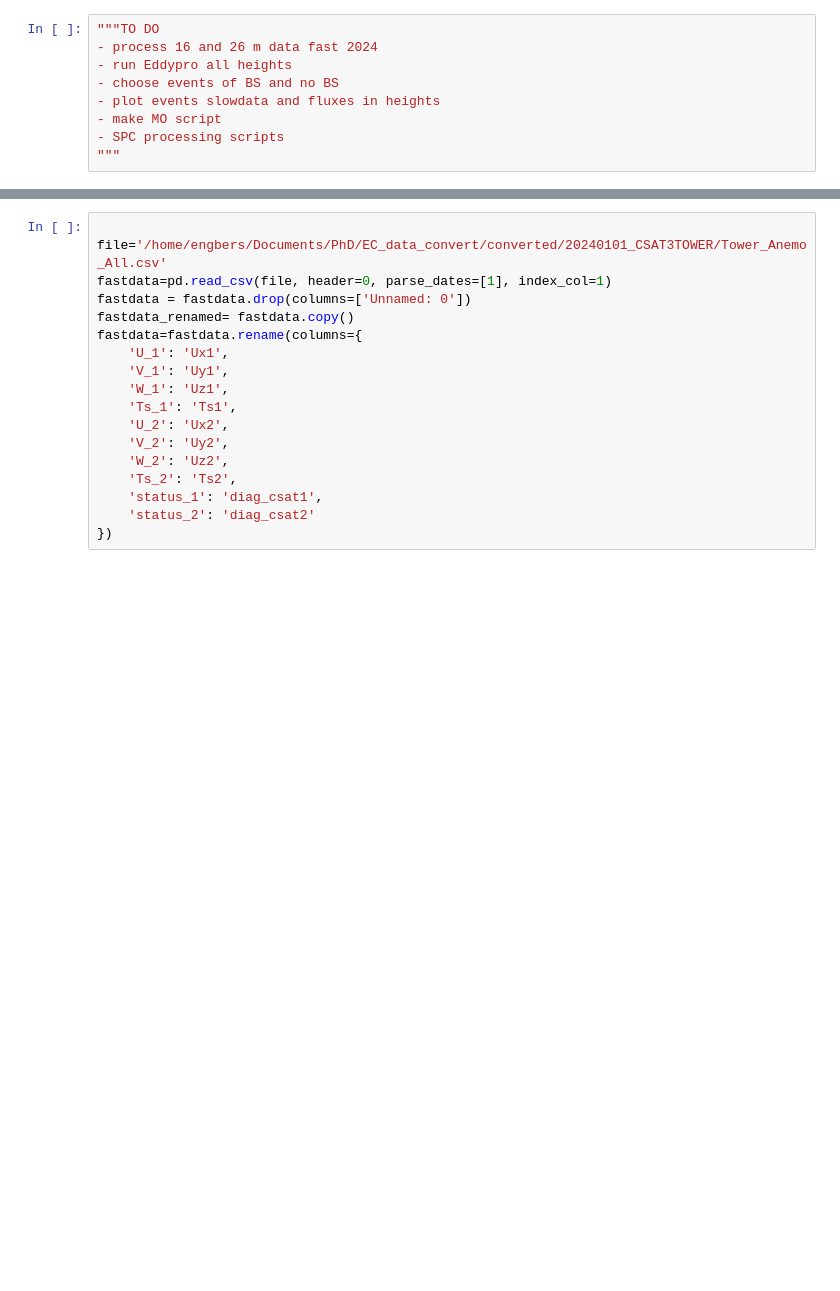
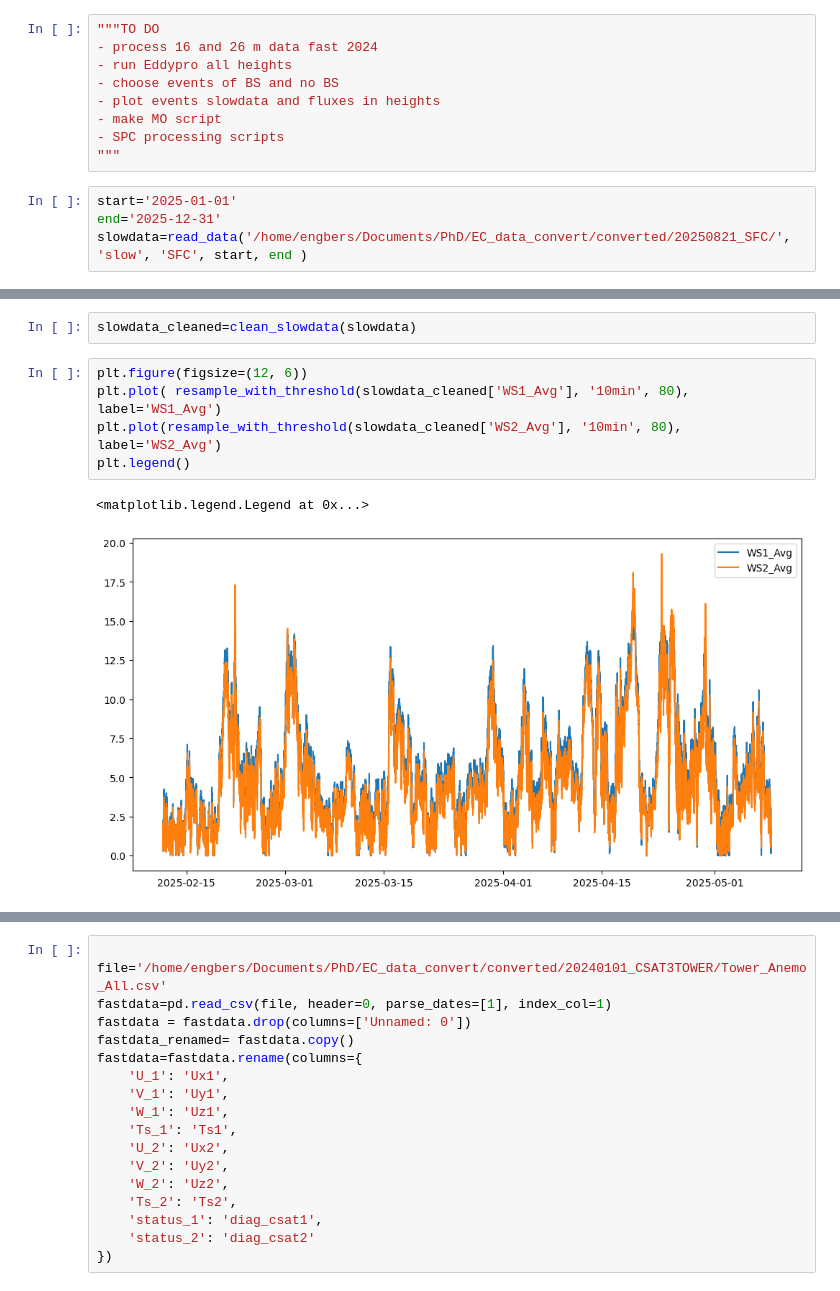
Before and after one commit to Rainette9/DataProcessingScripts, a Jupyter notebook: Data_preprocess.ipynb, the cells around one changed output, grey strips where cells are left out. Saved outputs shown, nothing was run; the diff lists cells and outputs as text; blank space fills up the shorter version.

Commit message:
add 2025 data process

```diff
--- a/Data_preprocess.ipynb
+++ b/Data_preprocess.ipynb
@@ -39,3 +43,7 @@ from Func_DR import *
 - make MO script
 - SPC processing scripts
 """
+# %%
+start='2025-01-01'
+end='2025-12-31'
+slowdata=read_data('/home/engbers/Documents/PhD/EC_data_convert/converted/20250821_SFC/', 'slow', 'SFC', start, end )
@@ -41,0 +68,10 @@ from Func_DR import *
+# %%
+slowdata_cleaned=clean_slowdata(slowdata)
+# %%
+plt.figure(figsize=(12, 6))
+plt.plot( resample_with_threshold(slowdata_cleaned['WS1_Avg'], '10min', 80), label='WS1_Avg')
+plt.plot(resample_with_threshold(slowdata_cleaned['WS2_Avg'], '10min', 80), label='WS2_Avg')
+plt.legend()
+# %% [output]
+<matplotlib.legend.Legend at 0x...>
+[figure, added]
```
Also changed, not shown: parts of 3 cells of this notebook, 1 other file.
